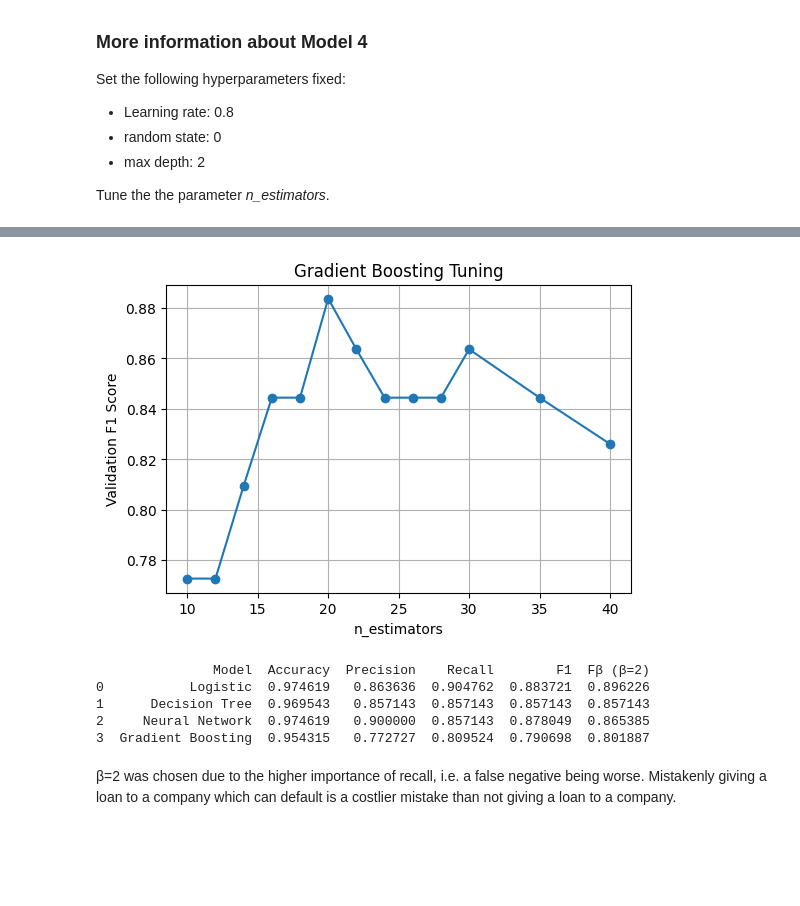
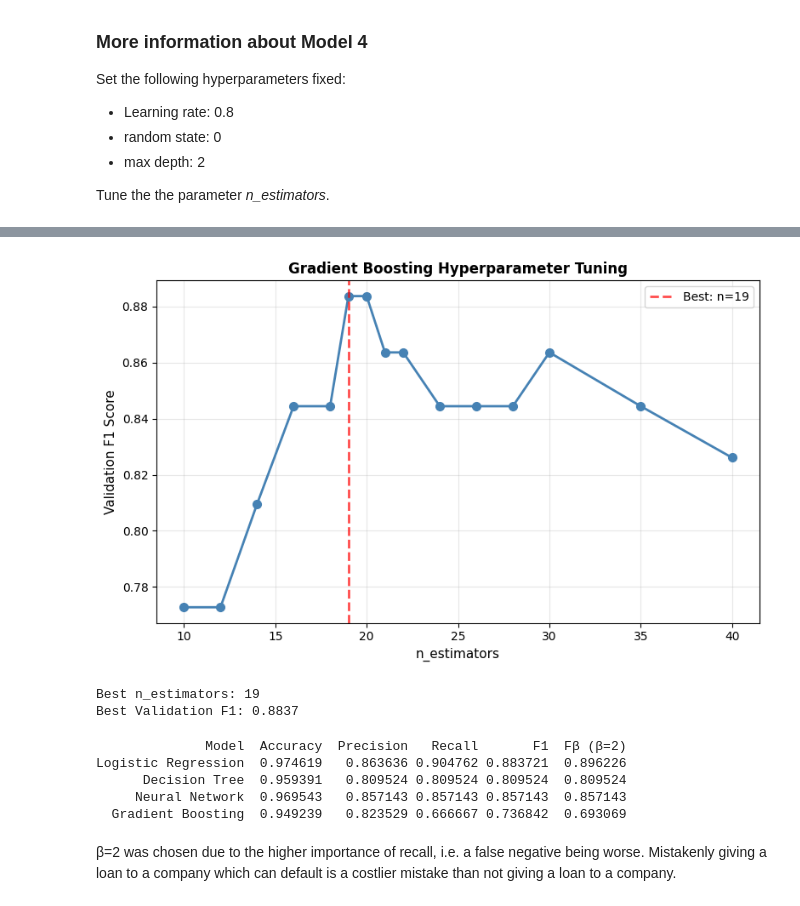
Before and after one commit to Milanpeter-77/Coursework-Predicting-Housing-Prices, a Jupyter notebook: ML4F_2025_Assignment_2.ipynb, the cells around one changed output, grey strips where cells are left out. Saved outputs shown, nothing was run; the diff lists cells and outputs as text; code cells hidden in the pictures; blank space fills up the shorter version.

```diff
--- a/ML4F_2025_Assignment_2.ipynb
+++ b/ML4F_2025_Assignment_2.ipynb
@@ -338,17 +344,22 @@ for d in depths:
 
 # Plot tuning curve
 plt.figure(figsize=(6,4))
-plt.plot(depths, val_scores, marker='o')
-plt.xlabel("max_depth")
-plt.ylabel("Validation F1 Score")
-plt.title("Decision Tree Hyperparameter Tuning")
-plt.grid(True)
+plt.plot(depths, val_scores, marker='o', linewidth=2, color='steelblue')
+plt.xlabel("max_depth", fontsize=11)
+plt.ylabel("Validation F1 Score", fontsize=11)
+plt.title("Decision Tree Hyperparameter Tuning", fontweight='bold')
+plt.grid(True, alpha=0.3)
 plt.show()
 
 # Select best depth
 best_depth = depths[np.argmax(val_scores)]
+best_f1 = max(val_scores)
 print(f"Best Depth: {best_depth}")
+print(f"Best Validation F1: {best_f1:.4f}")
+
+# RETRAIN on train+val
 dt = DecisionTreeClassifier(max_depth=best_depth, random_state=0)
-dt.fit(X_train, y_train)
+dt.fit(X_train_full, y_train_full)
+
 y_pred_dt = dt.predict(X_test)
 # %% [output]
@@ -463,49 +457,60 @@ Best Validation Accuracy: 0.9645
 # %%
 # Model 4: Gradient Boosting
 # Hyperparameter tuning for n_estimators
 
-estimators = [10,12,14,16,18,20,22,24,26,28,30,35,40]
+estimators = [10,12,14,16,18,19,20,21,22,24,26,28,30,35,40]
 val_scores_gb = []
 
 # Tune n_estimators on validation set
 for n in estimators:
     gb = GradientBoostingClassifier(
         n_estimators=n,
         learning_rate=0.8,
         max_depth=2,
         random_state=0
     )
     gb.fit(X_train, y_train)
     preds = gb.predict(X_val)
     val_scores_gb.append(f1_score(y_val, preds))
 
 # Plot tuning curve
-plt.figure(figsize=(6,4))
-plt.plot(estimators, val_scores_gb, marker='o')
-plt.xlabel("n_estimators")
-plt.ylabel("Validation F1 Score")
-plt.title("Gradient Boosting Tuning")
-plt.grid(True)
+best_idx = np.argmax(val_scores_gb)
+best_n = estimators[best_idx]
+best_f1_gb = val_scores_gb[best_idx]
+
+plt.figure(figsize=(8, 5))
+plt.plot(estimators, val_scores_gb, marker='o', linewidth=2, color='steelblue', markersize=7)
+plt.axvline(x=best_n, color='red', linestyle='--', alpha=0.7, linewidth=2, label=f'Best: n={best_n}')
+plt.xlabel("n_estimators", fontsize=11)
+plt.ylabel("Validation F1 Score", fontsize=11)
+plt.title("Gradient Boosting Hyperparameter Tuning", fontweight='bold', fontsize=12)
+plt.grid(True, alpha=0.3)
+plt.legend(fontsize=10)
+plt.tight_layout()
 plt.show()
 
-# Fit best model with optimal n_estimators and predefined hyperparameters (learning_rate=0.8, max_depth=2)
-best_n = estimators[np.argmax(val_scores_gb)]
+print(f"Best n_estimators: {best_n}")
+print(f"Best Validation F1: {best_f1_gb:.4f}")
+
+# RETRAIN on train+val
 gb = GradientBoostingClassifier(
     n_estimators=best_n,
     learning_rate=0.8,
     max_depth=2,
     random_state=0
 )
-gb.fit(X_train, y_train)
+gb.fit(X_train_full, y_train_full)
 
 y_pred_gb = gb.predict(X_test)
 # %% [output]
-[figure, old version]
+[figure, new version]
+Best n_estimators: 19
+Best Validation F1: 0.8837
 # %%
 # Metrics Table
 
 models = {
-    "Logistic": y_pred_log,
+    "Logistic Regression": y_pred_log,
     "Decision Tree": y_pred_dt,
     "Neural Network": y_pred_nn,
     "Gradient Boosting": y_pred_gb
@@ -526,13 +531,13 @@ df_results = pd.DataFrame(results, columns=[
     "Model", "Accuracy", "Precision", "Recall", "F1", "Fβ (β=2)"
 ])
 
-print(df_results)
+print(df_results.to_string(index=False))
 # %% [output]
-               Model  Accuracy  Precision    Recall        F1  Fβ (β=2)
-0           Logistic  0.974619   0.863636  0.904762  0.883721  0.896226
-1      Decision Tree  0.969543   0.857143  0.857143  0.857143  0.857143
-2     Neural Network  0.974619   0.900000  0.857143  0.878049  0.865385
-3  Gradient Boosting  0.954315   0.772727  0.809524  0.790698  0.801887
+              Model  Accuracy  Precision   Recall       F1  Fβ (β=2)
+Logistic Regression  0.974619   0.863636 0.904762 0.883721  0.896226
+      Decision Tree  0.959391   0.809524 0.809524 0.809524  0.809524
+     Neural Network  0.969543   0.857143 0.857143 0.857143  0.857143
+  Gradient Boosting  0.949239   0.823529 0.666667 0.736842  0.693069
 # %% [markdown]
 β=2 was chosen due to the higher importance of recall, i.e. a false negative being worse. Mistakenly giving a loan to a company which can default is a costlier mistake than not giving a loan to a company.
 # %% [markdown]
```
Also changed, not shown: parts of 6 cells of this notebook.
